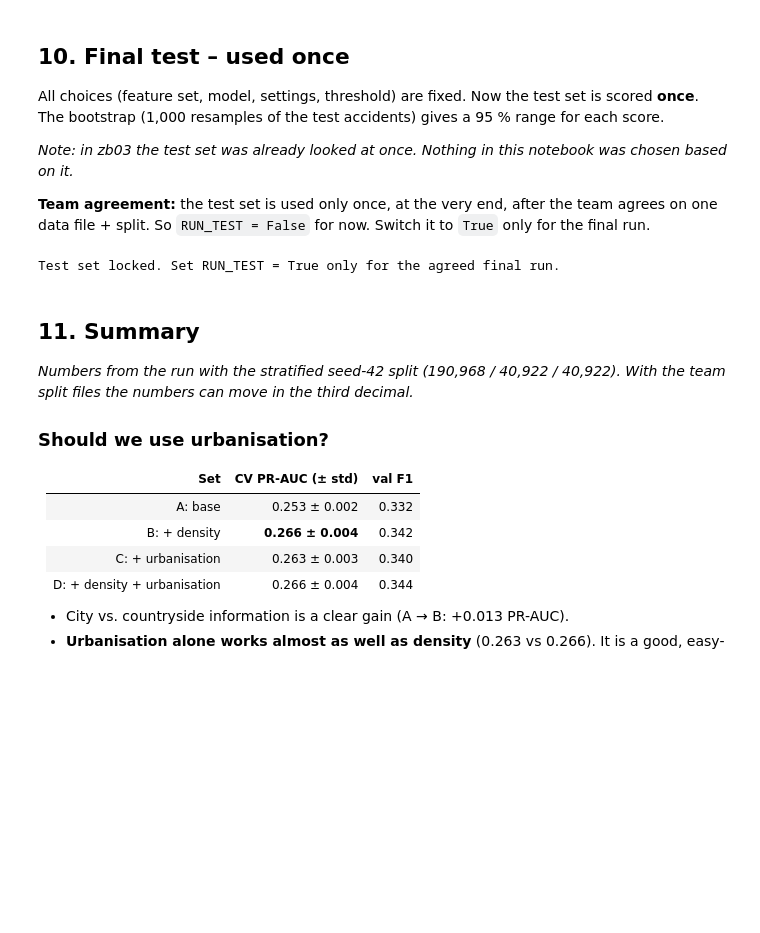
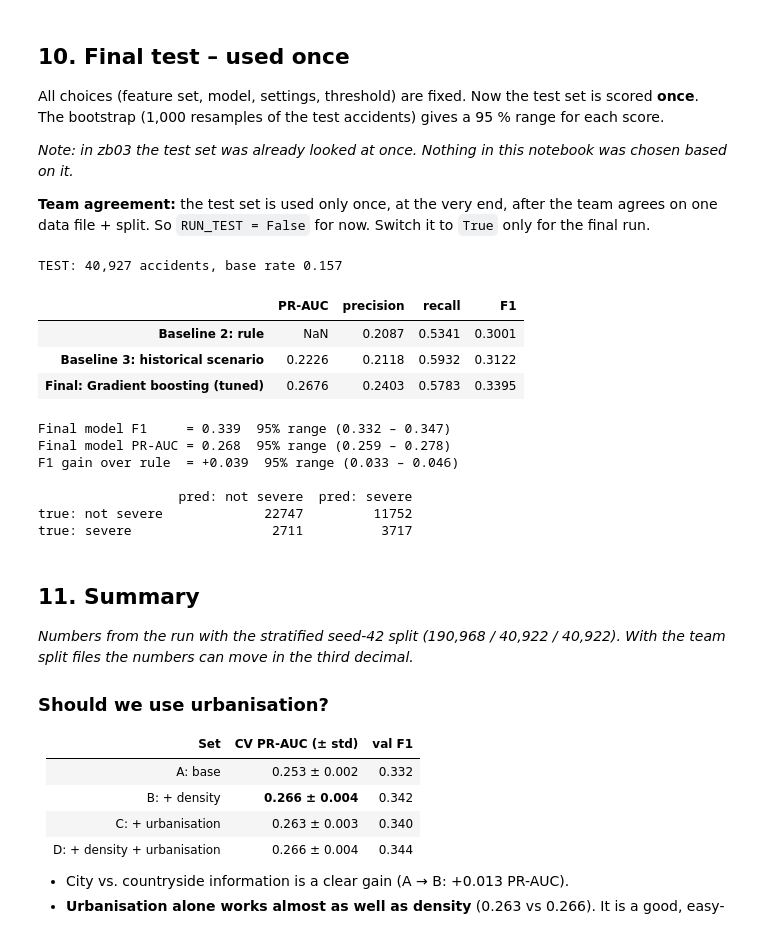
Before and after one commit to zinaF19/The-Random-Forest-Rangers, a Jupyter notebook: zb05.ipynb, the cells around one changed output. Cells and saved outputs as stored; diff of their text form; code cells hidden in the pictures; blank space fills up the shorter version.

Commit message:
Run final test in zb05

```diff
--- a/zb05.ipynb
+++ b/zb05.ipynb
@@ -646,7 +646,7 @@ The bootstrap (1,000 resamples of the test accidents) gives a 95 % range for eac
 **Team agreement:** the test set is used only once, at the very end, after the team agrees on one data file + split.
 So `RUN_TEST = False` for now. Switch it to `True` only for the final run.
 # %%
-RUN_TEST = False          # ⚠️ switch on only for the agreed final run
+RUN_TEST = True          # ⚠️ switch on only for the agreed final run
 
 
 def final_test():
@@ -666,34 +666,45 @@ def final_test():
     boot = np.array(boot)
 
     def ci(k):
         return f"({np.percentile(boot[:, k], 2.5):.3f} – {np.percentile(boot[:, k], 97.5):.3f})"
 
     test_table = pd.DataFrame({
         "Baseline 2: rule": {"PR-AUC": np.nan, "precision": precision_score(y_t, flags_rule_test),
                              "recall": recall_score(y_t, flags_rule_test), "F1": f1_score(y_t, flags_rule_test)},
         "Baseline 3: historical scenario": {"PR-AUC": average_precision_score(y_t, p_hist_test),
                              "precision": precision_score(y_t, p_hist_test >= hist_threshold),
                              "recall": recall_score(y_t, p_hist_test >= hist_threshold),
                              "F1": f1_score(y_t, p_hist_test >= hist_threshold)},
         f"Final: {FINAL_NAME}": {"PR-AUC": average_precision_score(y_t, p_test), "precision": precision_score(y_t, flags_test),
                                  "recall": recall_score(y_t, flags_test), "F1": f1_score(y_t, flags_test)},
     }).T
     print(f"TEST: {len(y_t):,} accidents, base rate {y_t.mean():.3f}\n")
     display(test_table.round(4))
     print(f"Final model F1     = {f1_score(y_t, flags_test):.3f}  95% range {ci(0)}")
     print(f"Final model PR-AUC = {average_precision_score(y_t, p_test):.3f}  95% range {ci(1)}")
     print(f"F1 gain over rule  = {f1_score(y_t, flags_test) - f1_score(y_t, flags_rule_test):+.3f}  95% range {ci(2)}")
     print()
     print(pd.DataFrame(confusion_matrix(y_t, flags_test), index=["true: not severe", "true: severe"],
                        columns=["pred: not severe", "pred: severe"]))
 
 
 if RUN_TEST:
     final_test()
 else:
     print("Test set locked. Set RUN_TEST = True only for the agreed final run.")
 # %% [output]
-Test set locked. Set RUN_TEST = True only for the agreed final run.
+TEST: 40,927 accidents, base rate 0.157
+|  | PR-AUC | precision | recall | F1 |
+| Baseline 2: rule | NaN | 0.2087 | 0.5341 | 0.3001 |
+| Baseline 3: historical scenario | 0.2226 | 0.2118 | 0.5932 | 0.3122 |
+| Final: Gradient boosting (tuned) | 0.2676 | 0.2403 | 0.5783 | 0.3395 |
+Final model F1     = 0.339  95% range (0.332 – 0.347)
+Final model PR-AUC = 0.268  95% range (0.259 – 0.278)
+F1 gain over rule  = +0.039  95% range (0.033 – 0.046)
+
+                  pred: not severe  pred: severe
+true: not severe             22747         11752
+true: severe                  2711          3717
 # %% [markdown]
 ## 11. Summary
 
```
Also changed, not shown: parts of 3 cells of this notebook.
